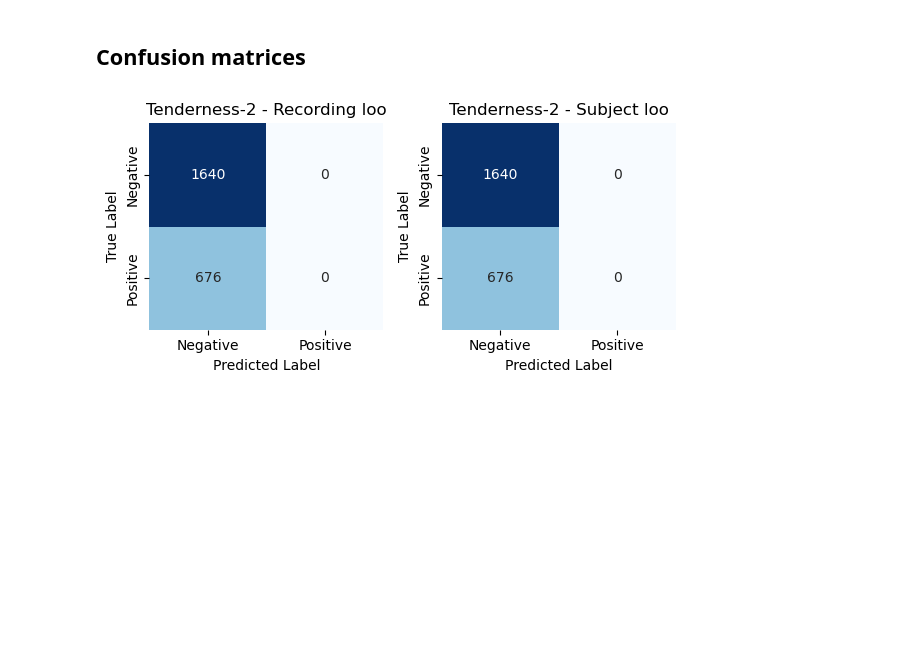
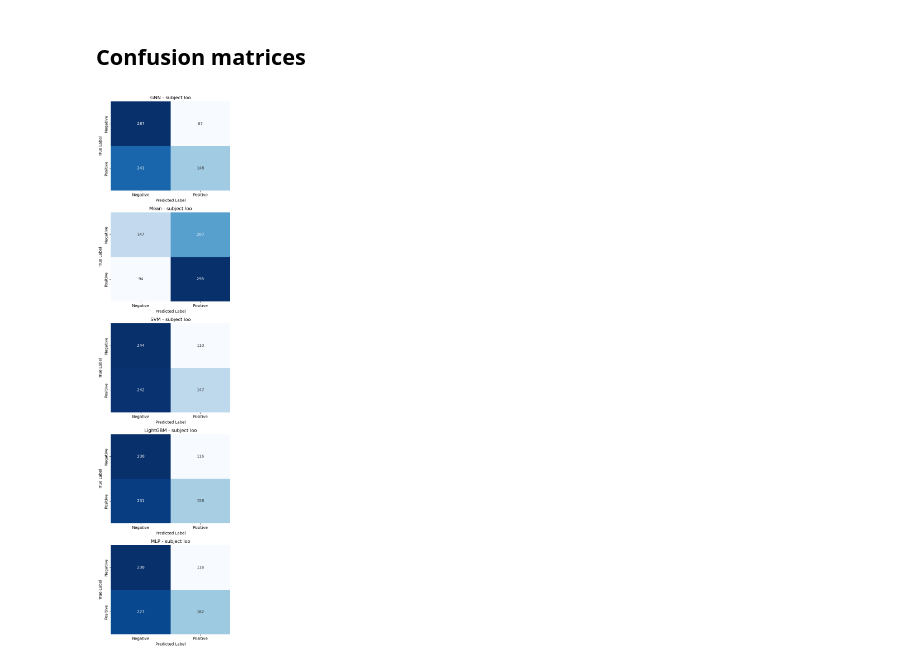
Before and after one commit to Space0code/GFM-for-eyetracker, a Jupyter notebook: src/emotions/binary/results_analysis.ipynb, the cells around one changed output. Saved outputs shown, nothing was run; the diff lists cells and outputs as text; code cells hidden in the pictures; blank space fills up the shorter version.

```diff
--- a/src/emotions/binary/results_analysis.ipynb
+++ b/src/emotions/binary/results_analysis.ipynb
@@ -57,59 +99,67 @@ for emotion in results_dirs.keys():
 # %%
 import numpy as np
 import seaborn as sns
 from sklearn.metrics import confusion_matrix
-import glob
-from pathlib import Path
 
-# For each emotion, plot confusion matrices for recording_loo and subject_loo
-for emotion, dir_name in results_dirs.items():
-    fig, axes = plt.subplots(1, 2, figsize=(6, 3))
+n_models = len(MODELS_FOR_CM)
+n_strategies = len(strategies)
+fig, axes = plt.subplots(n_models, n_strategies, figsize=(5 * n_strategies, 4 * n_models))
 
-    for ax_idx, subdir in enumerate(subdirs):
-        base_path = os.path.join(results_root_dir, dir_name, subdir)
+# Normalize axes indexing for 1D cases
+if n_models == 1 and n_strategies == 1:
+    axes = np.array([[axes]])
+elif n_models == 1:
+    axes = np.array([axes])
+elif n_strategies == 1:
+    axes = np.array([[ax] for ax in axes])
 
-        # Find all fold directories (r_1, r_2, ... or s_1, s_2, ...)
-        fold_dirs = sorted(glob.glob(os.path.join(base_path, "[rs]_*")))
+for row_idx, model_name in enumerate(MODELS_FOR_CM):
+    for col_idx, strategy in enumerate(strategies):
+        ax = axes[row_idx, col_idx]
+        strategy_path = RUN_DIR / strategy
+        fold_dirs = sorted([p for p in strategy_path.iterdir() if p.is_dir()])
 
-        # Aggregate all predictions and targets
         all_predictions = []
         all_targets = []
 
         for fold_dir in fold_dirs:
-            pred_path = Path(os.path.join(fold_dir, "test_predictions.npy")).resolve()
-            target_path = Path(os.path.join(fold_dir, "test_targets.npy")).resolve()
+            if model_name == 'GNN':
+                pred_path = fold_dir / 'test_predictions.npy'
+                target_path = fold_dir / 'test_targets.npy'
+            else:
+                pred_path = fold_dir / 'baselines' / model_name / 'test_predictions.npy'
+                target_path = fold_dir / 'baselines' / model_name / 'test_targets.npy'
 
-            # print(f"Checking for {pred_path} and {target_path}...")
-
-            if os.path.exists(pred_path) and os.path.exists(target_path):
-                preds = np.load(pred_path)
-                targets = np.load(target_path)
+            if pred_path.exists() and target_path.exists():
+                preds = np.asarray(np.load(pred_path)).reshape(-1)
+                targets = np.asarray(np.load(target_path)).reshape(-1)
                 all_predictions.append(preds)
                 all_targets.append(targets)
 
-                # print("preds sample:", preds[:5])
-                # print("targets sample:", targets[:5])
+        if all_predictions and all_targets:
+            all_predictions = np.concatenate(all_predictions)
+            all_targets = np.concatenate(all_targets).astype(int)
+            pred_classes = (all_predictions >= DECISION_THRESHOLD).astype(int)
 
-        if all_predictions and all_targets:
-            # Concatenate all folds
-            all_predictions = np.concatenate(all_predictions)
-            all_targets = np.concatenate(all_targets)
+            cm = confusion_matrix(all_targets, pred_classes, labels=[0, 1])
+            sns.heatmap(
+                cm,
+                annot=True,
+                fmt='d',
+                cmap='Blues',
+                cbar=False,
+                ax=ax,
+                xticklabels=['Negative', 'Positive'],
+                yticklabels=['Negative', 'Positive'],
+            )
+            ax.set_xlabel('Predicted Label')
+            ax.set_ylabel('True Label')
+            ax.set_title(f"{model_name} - {strategy.replace('_', ' ')}")
+        else:
+            ax.set_axis_off()
+            ax.set_title(f"{model_name} - {strategy} (no prediction files)")
 
-            # Convert probabilities to class predictions
-            pred_classes = (all_predictions > 0.5).astype(int)
-
-            # Compute confusion matrix
-            cm = confusion_matrix(all_targets, pred_classes)
-
-            # Plot
-            sns.heatmap(cm, annot=True, fmt="d", cmap="Blues", ax=axes[ax_idx],
-                       cbar=False, xticklabels=["Negative", "Positive"],
-                       yticklabels=["Negative", "Positive"])
-            axes[ax_idx].set_title(f"{emotion.capitalize()} - {subdir.replace('_', ' ').capitalize()}")
-            axes[ax_idx].set_ylabel("True Label")
-            axes[ax_idx].set_xlabel("Predicted Label")
-
-    plt.tight_layout()
-    plt.show()
+plt.tight_layout()
+plt.show()
 # %% [output]
-[figure, old version]
+[figure, new version]
```
Also changed, not shown: parts of 4 cells of this notebook, 14 other files.
